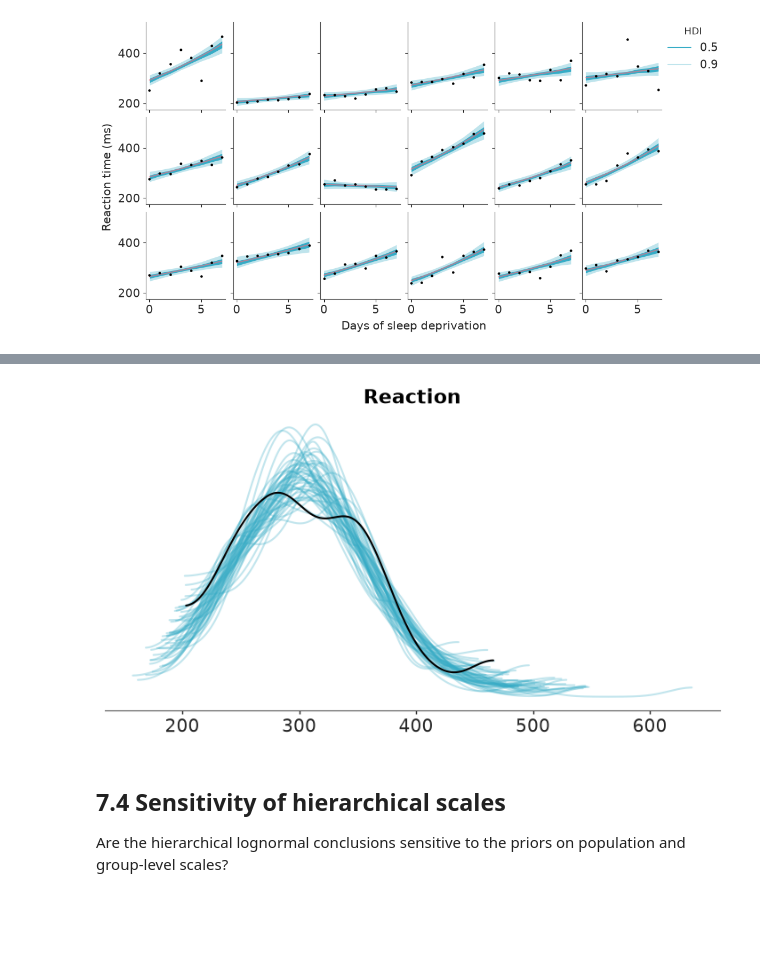
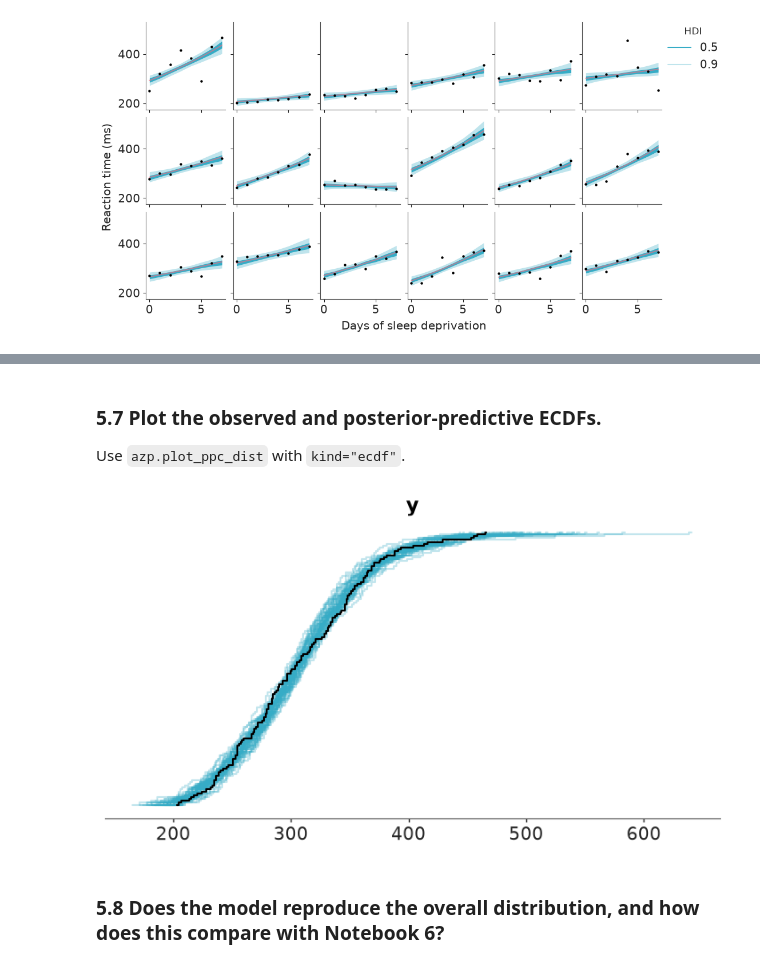
Before and after one commit to opherdonchin/BayesShortCourse, a Jupyter notebook: sleep/solved/07_lognormal_varying_intercept_slope.ipynb, the cells around one changed output, grey strips where cells are left out. Saved outputs shown, nothing was run; the diff lists cells and outputs as text; code cells hidden in the pictures; blank space fills up the shorter version.

```diff
--- a/sleep/solved/07_lognormal_varying_intercept_slope.ipynb
+++ b/sleep/solved/07_lognormal_varying_intercept_slope.ipynb
@@ -280,0 +51,23 @@ Each panel shows posterior uncertainty in that participant's expected reaction t
+# %%
+DATA_URL = "https://raw.githubusercontent.com/vincentarelbundock/Rdatasets/master/csv/lme4/sleepstudy.csv"
+
+sleep = pd.read_csv(DATA_URL).drop(columns="rownames")
+sleep = sleep.loc[sleep["Days"] >= 2].copy()
+sleep["Days"] = sleep["Days"] - 2
+sleep["Subject"] = sleep["Subject"].astype(str)
+sleep = sleep.reset_index(drop=True)
+
+participants = sorted(sleep["Subject"].unique(), key=int)
+participant_to_idx = {participant: i for i, participant in enumerate(participants)}
+participant_idx = sleep["Subject"].map(participant_to_idx).to_numpy()
+
+assert participant_idx.min() == 0
+assert participant_idx.max() == len(participants) - 1
+assert np.array_equal(
+    np.asarray(participants)[participant_idx],
+    sleep["Subject"].to_numpy(),
+)
+
+print(f"{len(participants)} participants, {len(sleep)} observations")
+print(f"Days: {sleep['Days'].min()} to {sleep['Days'].max()}")
+sleep.head()
@@ -280,0 +331,8 @@ Each panel shows posterior uncertainty in that participant's expected reaction t
+# %%
+with model:
+    idata = pm.sample(
+        draws=1000,
+        tune=1500,
+        chains=4,
+        random_seed=RANDOM_SEED,
+    )
@@ -292,9 +525,12 @@ Now generate new reaction times from the fitted model. The layout is the same as
 # %%
 with model:
     pm.sample_posterior_predictive(
-        idata, var_names=["Reaction"], extend_inferencedata=True, random_seed=RANDOM_SEED
+        idata,
+        var_names=["y"],
+        extend_inferencedata=True,
+        random_seed=RANDOM_SEED,
     )
 
-plot_participants(idata, "posterior_predictive", "Reaction")
+plot_participants(idata, "posterior_predictive", "y")
 plt.show()
 # %% [output]
@@ -308,8 +559,15 @@ The panel plot checks trajectories. This check pools all 144 measurements and as
+# %% [markdown]
+### 5.7 Plot the observed and posterior-predictive ECDFs.
+
+Use `azp.plot_ppc_dist` with `kind="ecdf"`.
 # %%
-azp.plot_ppc_dist(idata, var_names=["Reaction"], kind="kde", figure_kwargs={"figsize": (7, 4)});
+azp.plot_ppc_dist(
+    idata,
+    var_names=["y"],
+    kind="ecdf",
+    figure_kwargs={"figsize": (7, 4)},
+);
 # %% [output]
-[figure, old version]
+[figure, new version]
-# %% [markdown]
-## 7.4 Sensitivity of hierarchical scales
-
-Are the hierarchical lognormal conclusions sensitive to the priors on population and group-level scales?
+# %% [markdown]
+### 5.8 Does the model reproduce the overall distribution, and how does this compare with Notebook 6?
```
Also changed, not shown: parts of 114 cells of this notebook, 3 other files.
